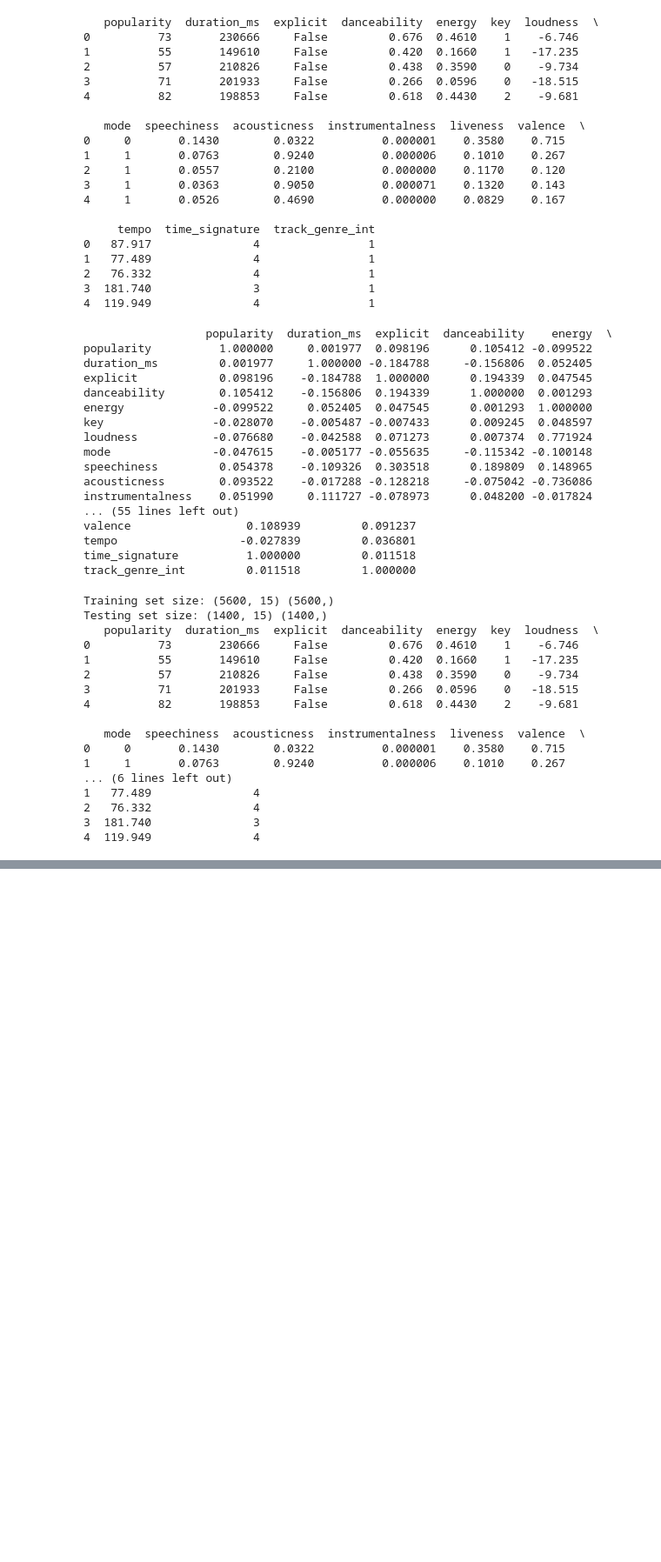
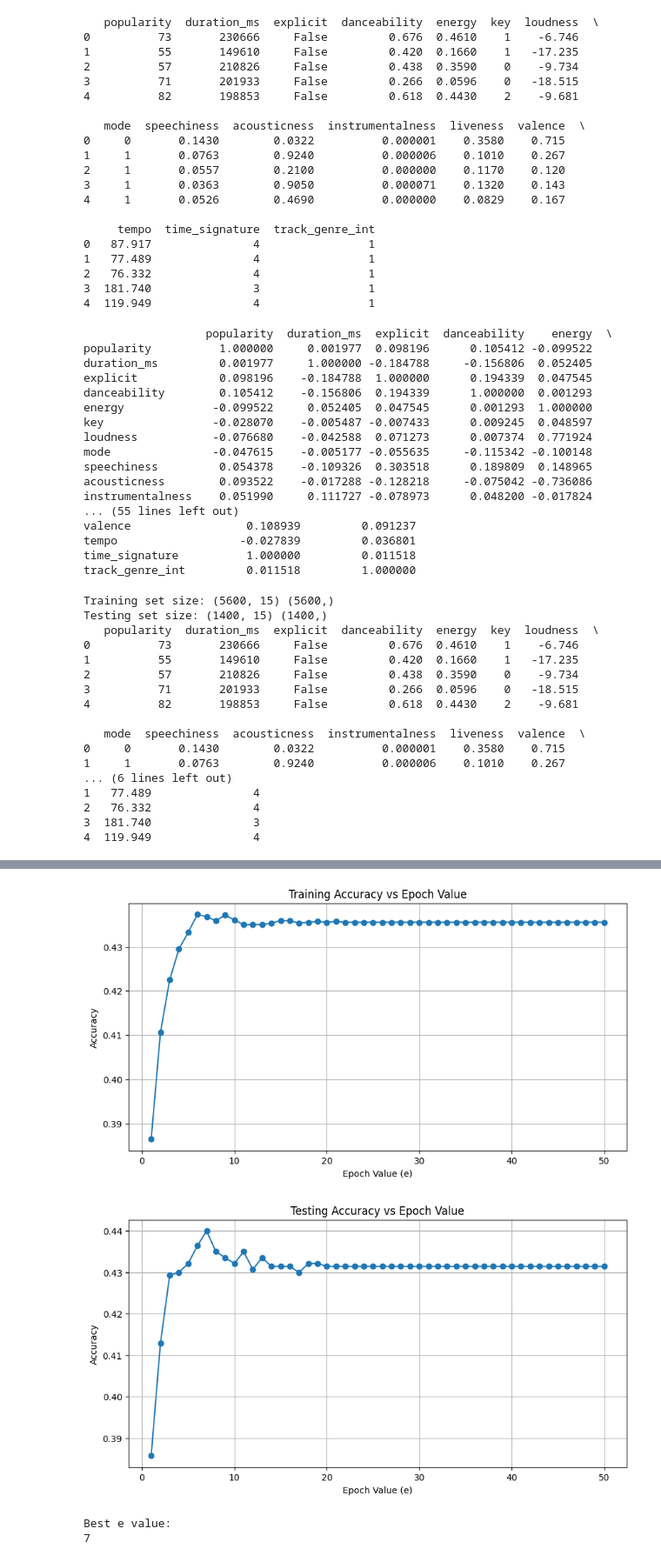
Before and after one commit to tmgavron/ai-project, a Jupyter notebook: AI_Project.ipynb, the cells around one changed output, grey strips where cells are left out. Shown: that part at 87% size. Drawn from its saved outputs; the diff is of its cells as text; code cells hidden in the pictures; blank space fills up the shorter version.

Commit message:
did hyperparam testing

```diff
--- a/AI_Project.ipynb
+++ b/AI_Project.ipynb
@@ -147,6 +150,25 @@ Testing set size: (1400, 15) (1400,)
 2   76.332               4
 3  181.740               3
 4  119.949               4
+# %%
+def getStats(model):
+    # Model Statistics
+    # print("getting statistics...")
+
+    y_trainPred = model.predict(X_train_scaled)
+
+    y_pred = model.predict(X_test_scaled)
+
+    testAccuracy = accuracy_score(y_test, y_pred)
+
+    trainAccuracy = accuracy_score(y_train, y_trainPred)
+
+    # print(f"Testing Accuracy of the Logistic Regression model: {testAccuracy:.2f}")
+    # print(f"Training Accuracy of the Logistic Regression model: {trainAccuracy:.2f}")
+
+    # print("done!")
+
+    return testAccuracy, trainAccuracy
 # %%
 # Train Logistic Regression:
 
@@ -204,0 +213,55 @@ Testing Accuracy of the MLP model: 0.60
+# %%
+# Testing Logistic regression hyperparams:
+trainAccuracies = []
+testAccuracies = []
+eVal = []
+# Test epoch
+lr = 0.83
+e = 1
+
+for i in range(50):
+    logreg = runLogReg(lr, e)
+    stats = getStats(logreg)
+
+    trainAccuracies.append(stats[1])
+    testAccuracies.append(stats[0])
+    eVal.append(e)
+
+    e += 1
+
+
+# Creating the plot
+plt.figure(figsize=(10, 5))  # Sets the figure size
+plt.plot(eVal, trainAccuracies, marker='o')  # Plots the data with circles at each data point
+plt.title('Training Accuracy vs Epoch Value')  # Title of the plot
+plt.xlabel('Epoch Value (e)')  # Label for the x-axis
+plt.ylabel('Accuracy')  # Label for the y-axis
+plt.grid(True)  # Adds a grid for easier readability
+plt.show()  # Displays the plot
+
+# # Creating the plot
+plt.figure(figsize=(10, 5))  # Sets the figure size
+plt.plot(eVal, testAccuracies, marker='o')  # Plots the data with circles at each data point
+plt.title('Testing Accuracy vs Epoch Value')  # Title of the plot
+plt.xlabel('Epoch Value (e)')  # Label for the x-axis
+plt.ylabel('Accuracy')  # Label for the y-axis
+plt.grid(True)  # Adds a grid for easier readability
+plt.show()  # Displays the plot
+
+
+# Find the maximum accuracy
+max_accuracy = max(testAccuracies)
+
+# Find the index of the maximum accuracy
+index_of_max = testAccuracies.index(max_accuracy)
+
+# Retrieve the corresponding epoch value (e)
+e_at_max_accuracy = eVal[index_of_max]
+
+print("Best e value:")
+print(e_at_max_accuracy)
+# %% [output]
+[figure, added]
+[figure, added]
+Best e value:
+7
```
Also changed, not shown: parts of 8 cells of this notebook.
